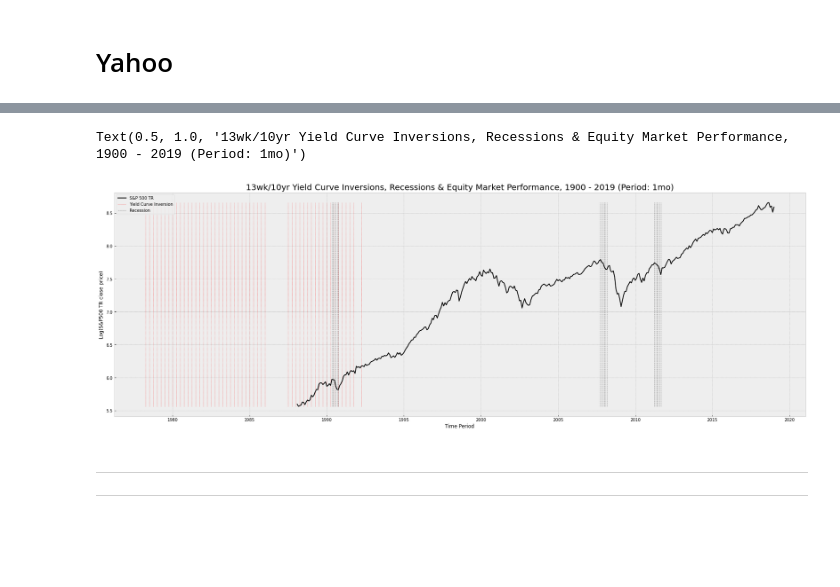
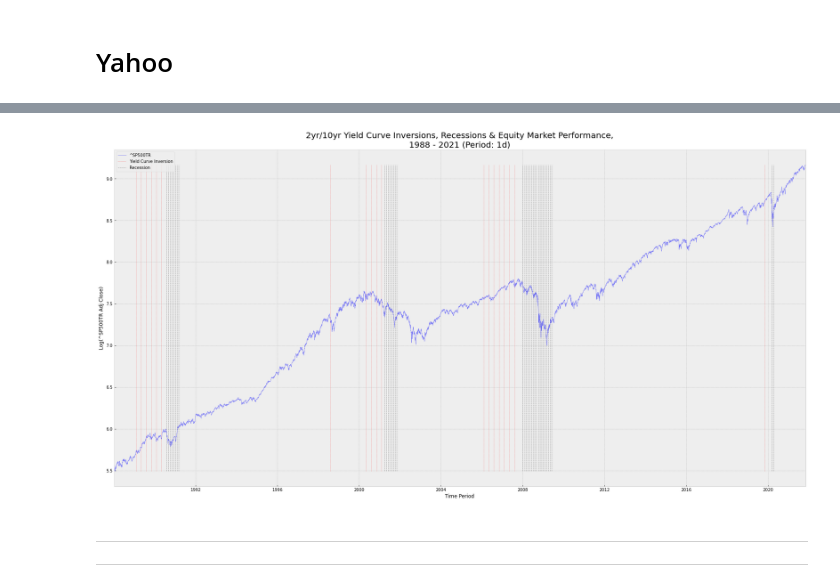
Before and after one commit to rohitashwachaks/finance, a Jupyter notebook: InvestmentStategies - Vito/yield-curve/yield_curve.ipynb, the cells around one changed output, grey strips where cells are left out. Drawn from its saved outputs; the diff is of its cells as text; code cells hidden in the pictures; blank space fills up the shorter version.

Commit message:
yield Curve inversion and recession

```diff
--- a/InvestmentStategies - Vito/yield-curve/yield_curve.ipynb
+++ b/InvestmentStategies - Vito/yield-curve/yield_curve.ipynb
@@ -81,0 +44,5 @@ snp500[snp500["recession"]].head()
+# %%
+def custom_resampler(arraylike):
+    return any(arraylike < 0)
+
+resample_freq = "3M"
@@ -81,0 +71,10 @@ snp500[snp500["recession"]].head()
+# %%
+nber_recession = pd.read_csv("USREC.csv")
+nber_recession["DATE"] = pd.to_datetime(nber_recession["DATE"])
+
+mask = (nber_recession['DATE'] >= start) & (nber_recession['DATE'] <= end)
+nber_recession = nber_recession[mask]
+
+nber_recession.set_index("DATE", inplace=True, drop= True)
+nber_recession = nber_recession[nber_recession["USREC"] == 1].index.tolist()
+nber_recession[:5]
@@ -82,19 +87,28 @@ snp500[snp500["recession"]].head()
+# %%
+snp500 = np.log(snp500)
+snp_min, snp_max = snp500.min(), snp500.max()
 # %%
-plt.figure().set_size_inches(30, 10,  forward=True)
-plt.plot(np.log(snp500["Adj Close"]), label = "S&P 500 TR", color = "black")
-plt.vlines(treasuries[treasuries["yield_curve_inverted"]].index, colors= "red",
-            ymin= np.log(snp500["Adj Close"].min()), ymax= np.log(snp500["Adj Close"].max()),
+plt.figure().set_size_inches(30, 15,  forward=True)
+plt.xlim((start,end))
+
+# S&P 500 Total Returns
+plt.plot(snp500, label = ticker_name, color = "blue", linewidth = 0.7, alpha = 0.5)
+
+# Yield Curve Inversions
+plt.vlines(yield_curve_inv, colors= "red", ymin= snp_min, ymax= snp_max, alpha = 0.7,
             linewidth = 0.7, linestyles = "dotted", label= "Yield Curve Inversion")
-plt.vlines([t+pd.DateOffset(months = k) for t in snp500[snp500["recession"]].index for k in range(recession_cycles)],
-            colors= "grey", ymin= np.log(snp500["Adj Close"].min()), ymax= np.log(snp500["Adj Close"].max()),
-            linewidth = 0.7, linestyles = "dashed" , label= "Recession")
+
+# Recession
+plt.vlines(nber_recession, colors= "grey", ymin= snp_min, ymax= snp_max, alpha = 0.7,
+            linewidth = 0.9, linestyles = "dashed" , label= "Recession")
+
 plt.legend()
 plt.xlabel("Time Period")
-plt.ylabel("Log(S&P500 TR close price)")
-plt.title("13wk/10yr Yield Curve Inversions, Recessions & Equity Market Performance, {start} - {end} (Period: {period})".format(start = start.year, end = end.year, period = period), fontsize = 20)
+plt.ylabel("Log({tic} Adj Close)".format(tic = ticker_name))
+plt.title("2yr/10yr Yield Curve Inversions, Recessions & Equity Market Performance,\n{start} - {end} (Period: {period})".format(start = start.year, end = end.year, period = period), fontsize = 20)
+plt.savefig("yield_curve_vs_recession_data.png")
 # %% [output]
-Text(0.5, 1.0, '13wk/10yr Yield Curve Inversions, Recessions & Equity Market Performance, 1900 - 2019 (Period: 1mo)')
-[figure, old version]
+[figure, new version]
 # %% [markdown]
 ***
 ***
```
Also changed, not shown: parts of 10 cells of this notebook, 6 other files.
